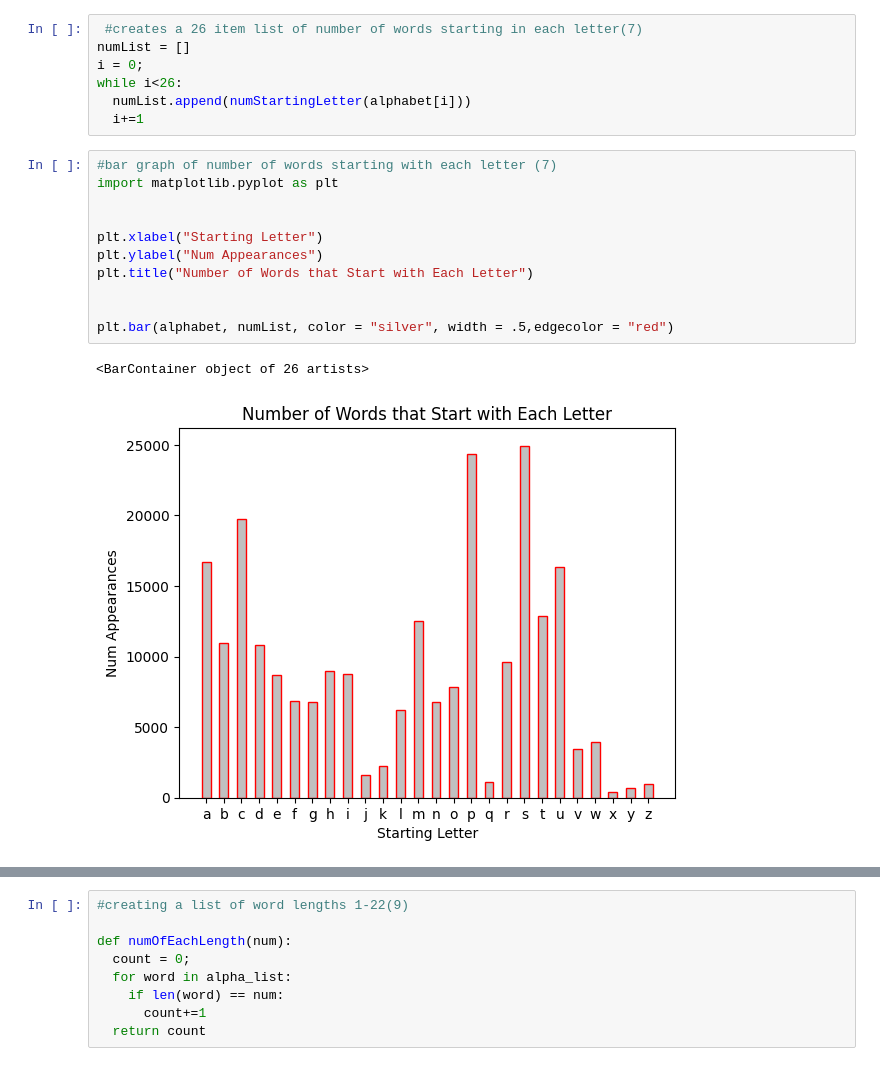
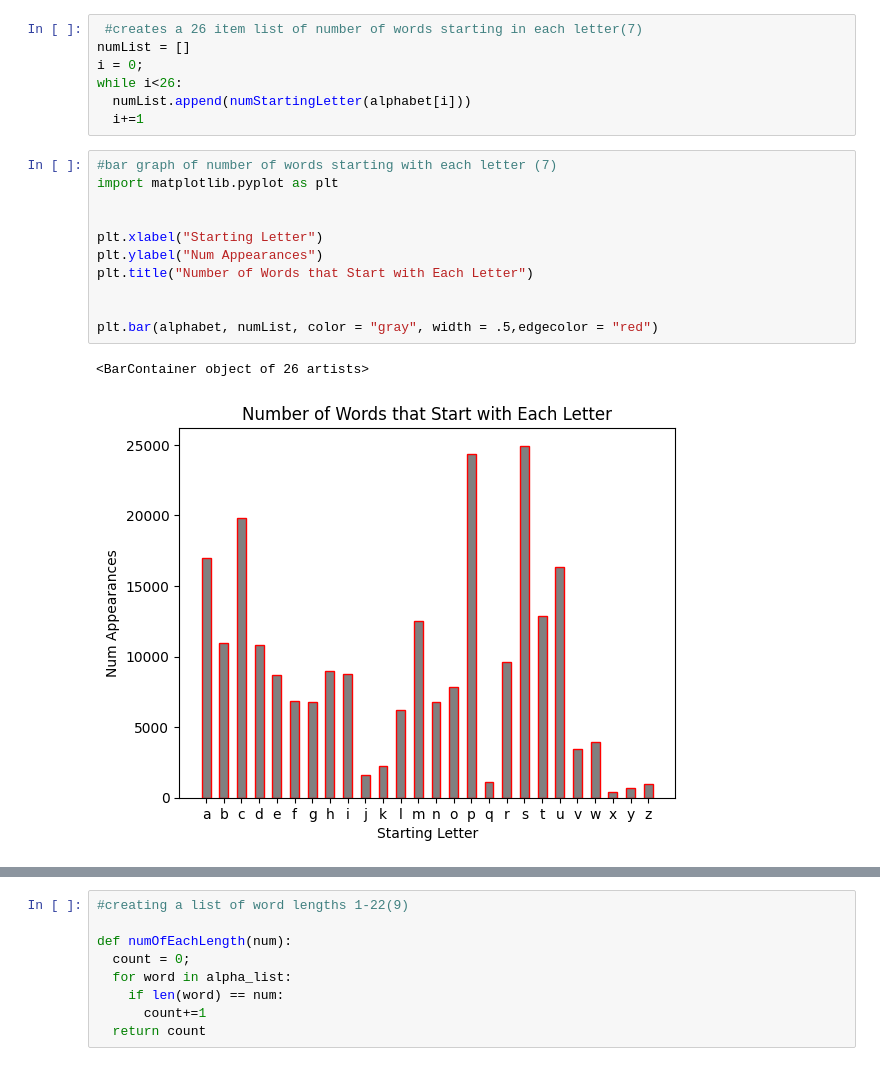
Before and after one commit to CabellPasco/CabellPasco, a Jupyter notebook: Assignments/05_WordsHW.ipynb, the cells around one changed output, grey strips where cells are left out. Drawn from its saved outputs; the diff is of its cells as text.

```diff
--- a/Assignments/05_WordsHW.ipynb
+++ b/Assignments/05_WordsHW.ipynb
@@ -90,17 +101,17 @@ while i<26:
 # %%
 #bar graph of number of words starting with each letter (7)
 import matplotlib.pyplot as plt
 
 
 plt.xlabel("Starting Letter")
 plt.ylabel("Num Appearances")
 plt.title("Number of Words that Start with Each Letter")
 
 
-plt.bar(alphabet, numList, color = "silver", width = .5,edgecolor = "red")
+plt.bar(alphabet, numList, color = "gray", width = .5,edgecolor = "red")
 # %% [output]
 <BarContainer object of 26 artists>
-[figure, old version]
+[figure, new version]
 # %%
 #finding the six longest words (8)
 max = 0; i = 0; king = ""
```
Also changed, not shown: parts of 5 cells of this notebook.
